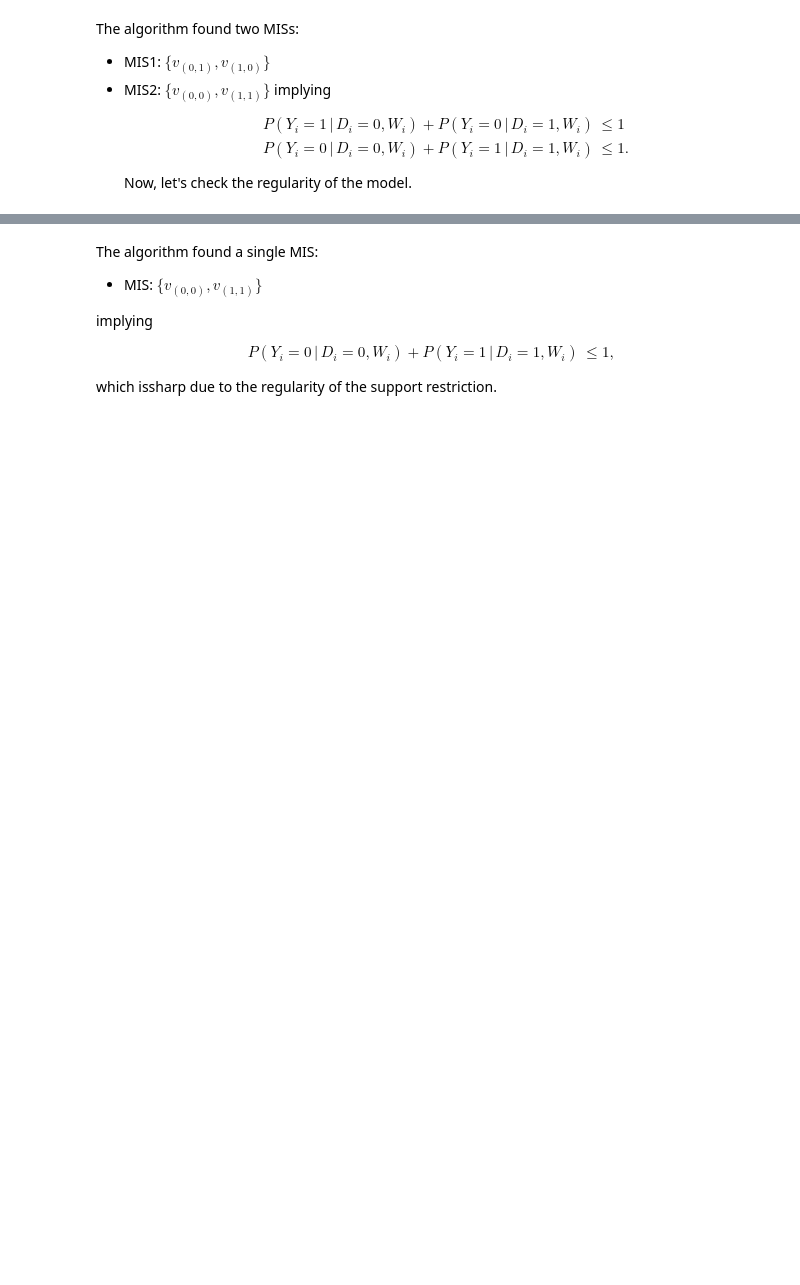
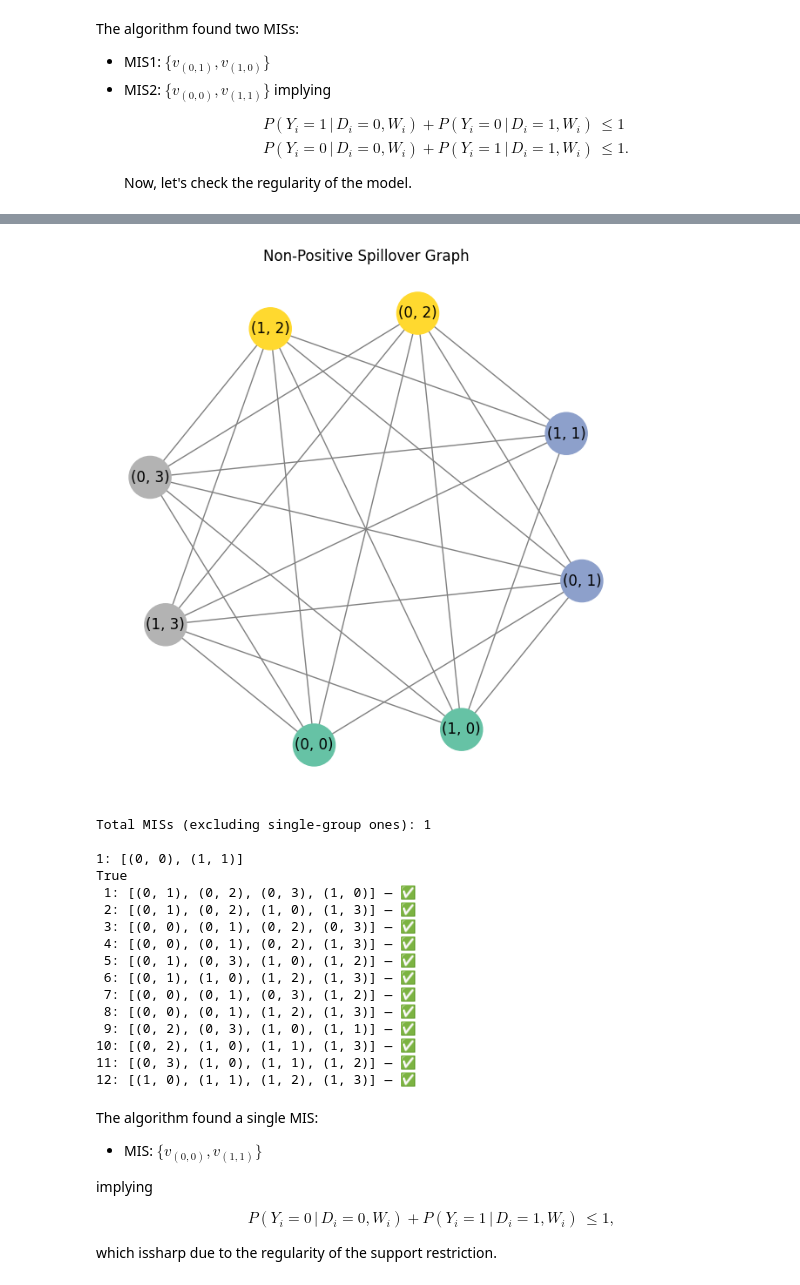
Before and after one commit to hkaido0718/SupportRestriction, a Jupyter notebook: Interference.ipynb, the cells around one changed output, grey strips where cells are left out. Saved outputs shown, nothing was run; the diff lists cells and outputs as text; code cells hidden in the pictures; blank space fills up the shorter version.

```diff
--- a/Interference.ipynb
+++ b/Interference.ipynb
@@ -100,0 +72,6 @@ Maximal Independent Sets (excluding single-group ones):
+# %%
+# Instantiate analyzer
+analyzer = GraphAnalyzer(G, group_fn)
+
+# Show MIS
+analyzer.print_mis_excluding_single_group()
@@ -184,0 +93,7 @@ Total maximal cliques: 8
+# %%
+# Check Regularity
+print(analyzer.is_perfect())
+
+for row in analyzer.enumerate_cliques_and_check(violates_nospillover):
+    status = "✅" if row['satisfies_condition'] else "❌"
+    print(f"{row['index']:>2}: {row['clique']} — {status}")
@@ -269,3 +118,45 @@ Total maximal cliques: 12
+# %%
+
+# Non-positive spillover
+def violates_nonpos_spillover(u, v):
+    y1, d1 = u
+    y2, d2 = v
+    return ((d1 == 1 and d2 == 0) and (y1 > y2)) or ((d1 == 0 and d2 == 1) and (y1 < y2))
+
+# Build G using the same logic as used for clique checking
+G_npos = GraphAnalyzer.build_graph_pairwise(nodes,violates_nonpos_spillover,group_fn)
+
+# Instantiate analyzer
+analyzer = GraphAnalyzer(G_npos, group_fn)
+analyzer.plot_grouped_on_circle(title="Non-Positive Spillover Graph", node_size=1200)
+
+# Obtain MIS
+analyzer.print_mis_excluding_single_group()
+
+# Check Regularity
+print(analyzer.is_perfect())
+
+for row in analyzer.enumerate_cliques_and_check(violates_nonpos_spillover):
+    status = "✅" if row['satisfies_condition'] else "❌"
+    print(f"{row['index']:>2}: {row['clique']} — {status}")
+# %% [output]
+[figure, added]
+Total MISs (excluding single-group ones): 1
+
+1: [(0, 0), (1, 1)]
+True
+ 1: [(0, 1), (0, 2), (0, 3), (1, 0)] — ✅
+ 2: [(0, 1), (0, 2), (1, 0), (1, 3)] — ✅
+ 3: [(0, 0), (0, 1), (0, 2), (0, 3)] — ✅
+ 4: [(0, 0), (0, 1), (0, 2), (1, 3)] — ✅
+ 5: [(0, 1), (0, 3), (1, 0), (1, 2)] — ✅
+ 6: [(0, 1), (1, 0), (1, 2), (1, 3)] — ✅
+ 7: [(0, 0), (0, 1), (0, 3), (1, 2)] — ✅
+ 8: [(0, 0), (0, 1), (1, 2), (1, 3)] — ✅
+ 9: [(0, 2), (0, 3), (1, 0), (1, 1)] — ✅
+10: [(0, 2), (1, 0), (1, 1), (1, 3)] — ✅
+11: [(0, 3), (1, 0), (1, 1), (1, 2)] — ✅
+12: [(1, 0), (1, 1), (1, 2), (1, 3)] — ✅
 # %% [markdown]
 The algorithm found a single MIS:
 - MIS: $\{v_{(0,0)},v_{(1,1)}\}$
```
Also changed, not shown: parts of 16 cells of this notebook.
